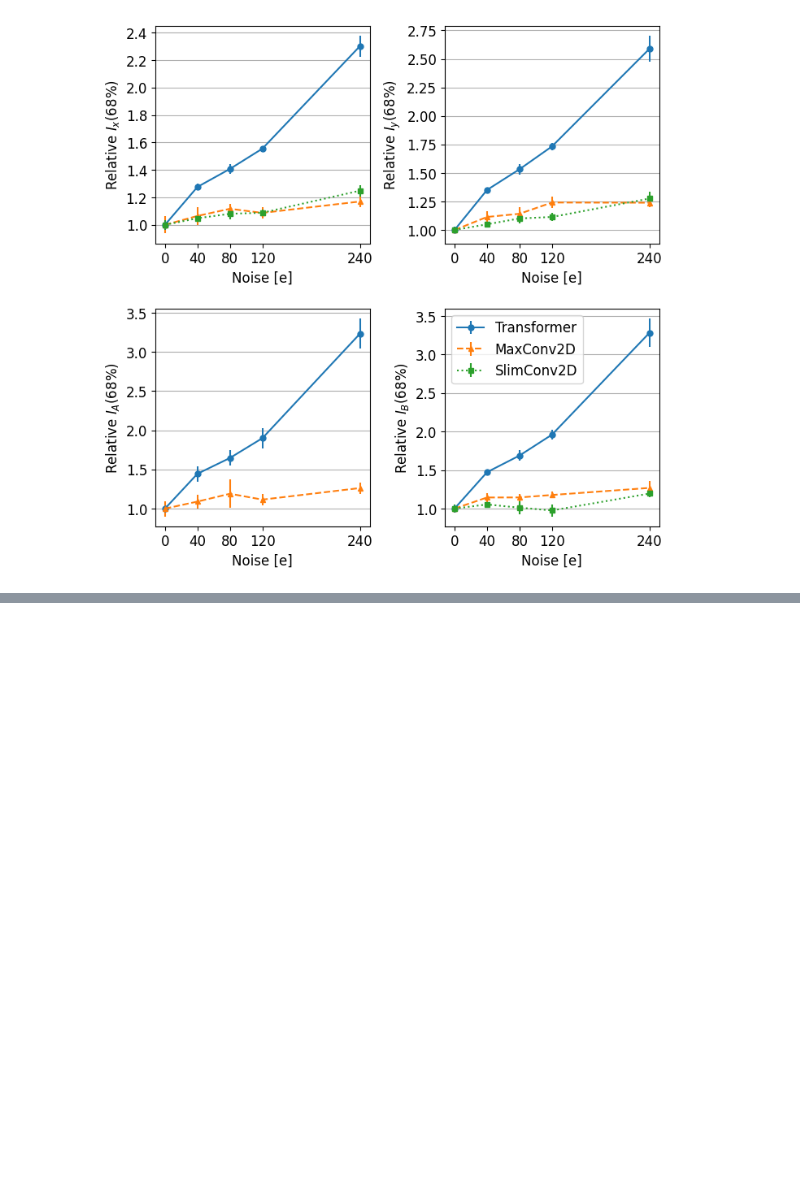
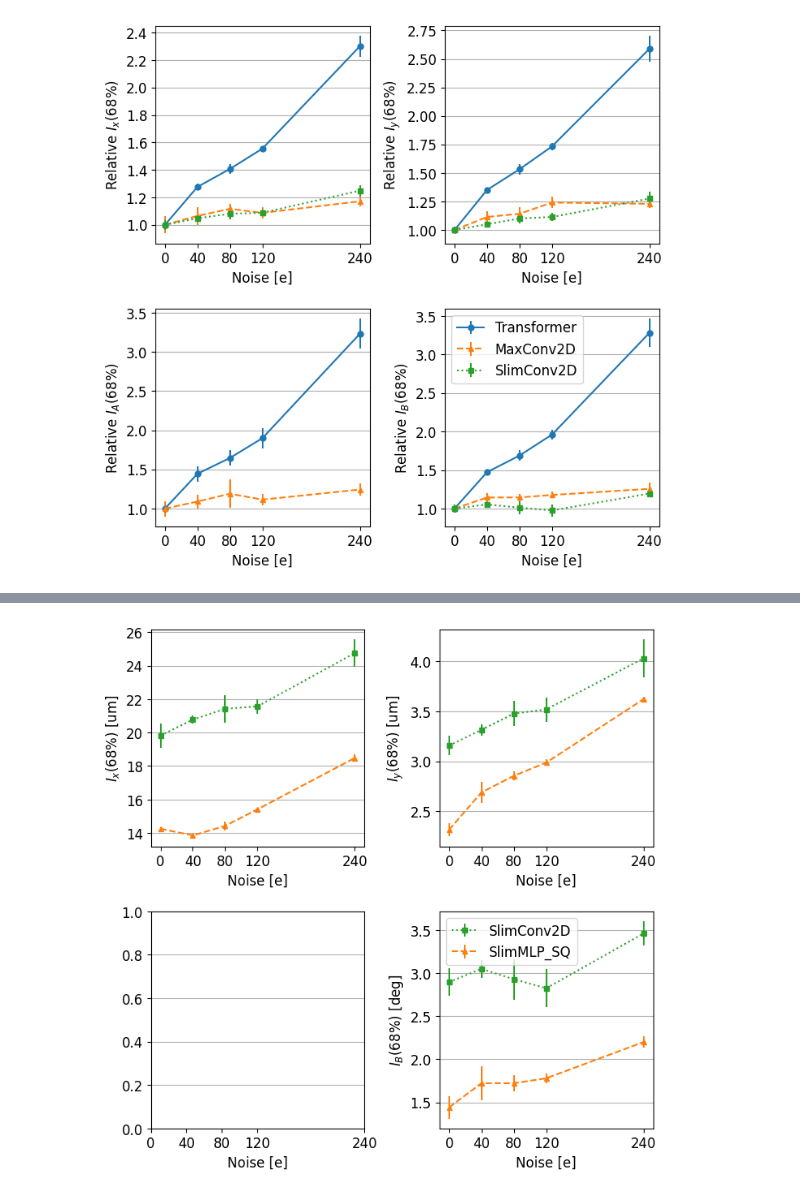
Before and after one commit to jennetd/smart-pixels-ml, a Jupyter notebook: plot_intervals_2s.ipynb, the cells around one changed output, grey strips where cells are left out. Cells and saved outputs as stored; diff of their text form; code cells hidden in the pictures; blank space fills up the shorter version.

```diff
--- a/plot_intervals_2s.ipynb
+++ b/plot_intervals_2s.ipynb
@@ -196,0 +354,84 @@ ax[1][1].grid(axis='y')
+# %%
+noise = [0,40,80,120,240]
+
+fig, ax = plt.subplots(2,2,figsize=(8,8),gridspec_kw={'wspace': 0.35,'hspace':0.3})
+
+labels = ["SlimConv2D","SlimMLP_SQ"]
+
+for i,t in enumerate(["SlimConv2D_SQ","SlimMLP_SQ"]):
+
+    marker = 'o'
+    color = "tab:blue"
+    ls = '-'
+
+    if 'SlimMLP' in t:
+        marker = '^'
+        ls = '--'
+        color='tab:orange'
+
+    if 'SlimConv2D' in t:
+        marker = 's'
+        ls = ':'
+        color = 'tab:green'
+
+    x_mean = []
+    y_mean = []
+    B_mean = []
+    A_mean = []
+
+    x_std = []
+    y_std = []
+    B_std = []
+    A_std = []
+
+    for n in noise:
+        name = t + "_" + str(n) + "e_2bit"
+
+        if "Transformer" in t:
+            name = t + str(n) + "e_2bit"
+
+        df = pd.read_parquet("avg_res_2s_"+name+".parquet")
+
+        x_mean += [np.mean(df['up68_x'] + df['down68_x'])]
+        y_mean += [np.mean(df['up68_y'] + df['down68_y'])]
+        B_mean += [np.mean(df['up68_B'] + df['down68_B'])]
+
+        x_std += [np.std(df['up68_x'] + df['down68_x'])]
+        y_std += [np.std(df['up68_y'] + df['down68_y'])]
+        B_std += [np.std(df['up68_B'] + df['down68_B'])]
+
+        if "Slim" not in t:
+            A_mean += [np.mean(df['up68_A'] + df['down68_A'])]
+            A_std += [np.std(df['up68_A'] + df['down68_A'])]
+
+    ax[0][0].set_ylabel("$I_x (68\%)$ [um]")
+    ax[0][0].errorbar(x=noise, y=x_mean, yerr=x_std, linestyle=ls, marker=marker, ms=5,label=labels[i], color=color)
+
+    ax[0][1].set_ylabel("$I_y (68\%)$ [um]")
+    ax[0][1].errorbar(x=noise, y=y_mean, yerr=y_std, linestyle=ls, marker=marker, ms=5,label=labels[i], color=color)
+
+    if "Slim" not in t:
+        ax[1][0].set_ylabel("$I_A(68\%)$ [deg]")
+        ax[1][0].errorbar(x=noise, y=A_mean, yerr=A_std, linestyle=ls, marker=marker, ms=5,label=labels[i], color=color)
+
+
+    ax[1][1].set_ylabel("$I_B (68\%)$ [deg]")
+    ax[1][1].errorbar(x=noise, y=B_mean, yerr=B_std, linestyle=ls, marker=marker, ms=5,label=labels[i], color=color)
+
+ax[1][1].legend()
+ax[0][0].set_xlabel('Noise [e]')
+ax[1][0].set_xlabel('Noise [e]')
+ax[0][1].set_xlabel('Noise [e]')
+ax[1][1].set_xlabel('Noise [e]')
+
+ax[0][0].set_xticks(noise);
+ax[0][1].set_xticks(noise);
+ax[1][0].set_xticks(noise);
+ax[1][1].set_xticks(noise);
+
+ax[0][0].grid(axis='y')
+ax[0][1].grid(axis='y')
+ax[1][0].grid(axis='y')
+ax[1][1].grid(axis='y')
+# %% [output]
+[figure, added]
```
Also changed, not shown: parts of 3 cells of this notebook, 22 other files.
